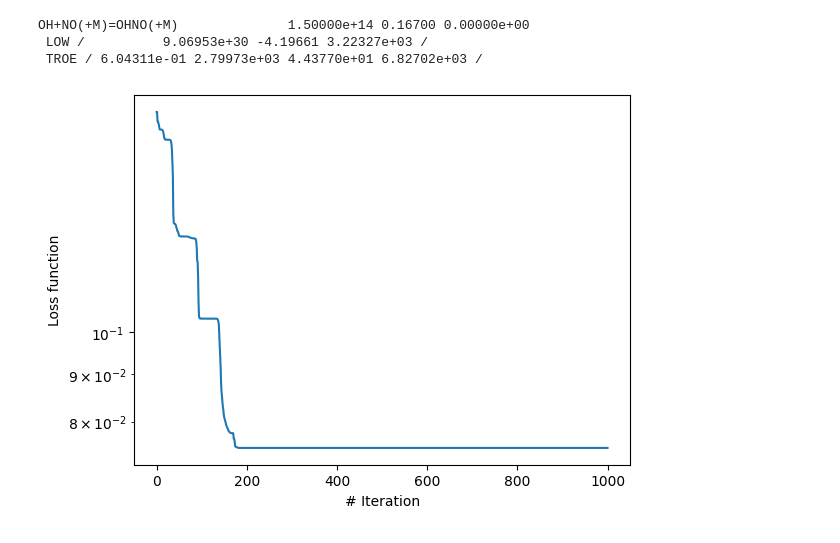
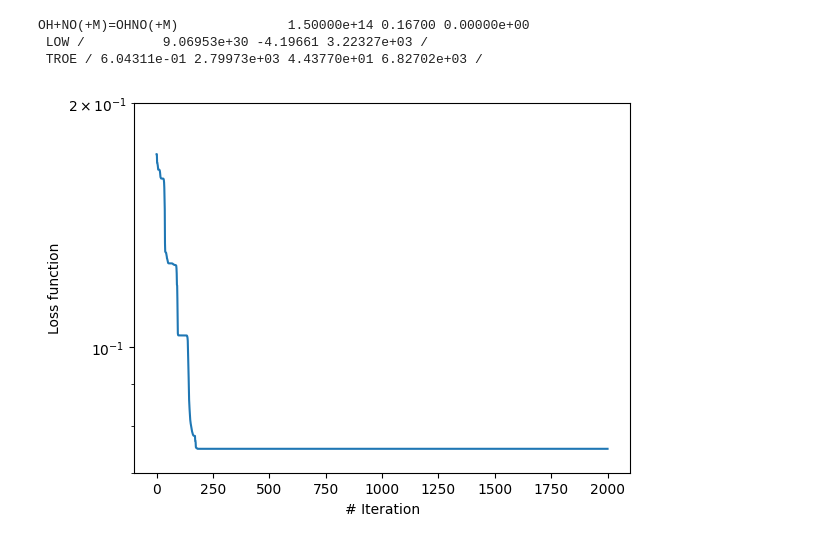
Before and after one commit to tdinelli/diffPLOG2TROE, a Jupyter notebook: examples/NH2+H=NH3.ipynb, the cells around one changed output. Cells and saved outputs as stored; diff of their text form; code cells hidden in the pictures.

```diff
--- a/examples/NH2+H=NH3.ipynb
+++ b/examples/NH2+H=NH3.ipynb
@@ -59,16 +59,13 @@ refitter = PlogRefitter(
     plog_dict=plog_dictionary,
     T_range=(300, 2500),
     P_range=(0.1, 100),
-    fitting_mode="single",
-    primary_falloff_type="troe",
+    falloff_type="troe",
     param_config=troe_param_config,
-    # log_name="OH_NO__OHNO-single.log"
 )
 results = refitter.optimize(
-    max_iterations=1000,
+    max_iterations=2000,
     uncertainty_factor=0.8,
     uncertainty_type="symmetric",
-    tol=1e-10
 )
 # %% [output]
 =========================================================================================
@@ -131,10 +126,11 @@ OH+NO(+M)=OHNO(+M)              1.50000e+14 0.16700 0.00000e+00
 # %%
 plt.semilogy(results["loss_history"])
 plt.xlabel("# Iteration")
 plt.ylabel("Loss function")
+plt.ylim([7e-2, 2e-1])
 plt.show()
 # %% [output]
-[figure, old version]
+[figure, new version]
 # %%
 T_mesh, P_mesh = jnp.meshgrid(T_range, P_range)
 
```
Also changed, not shown: parts of 4 cells of this notebook, 15 other files.
